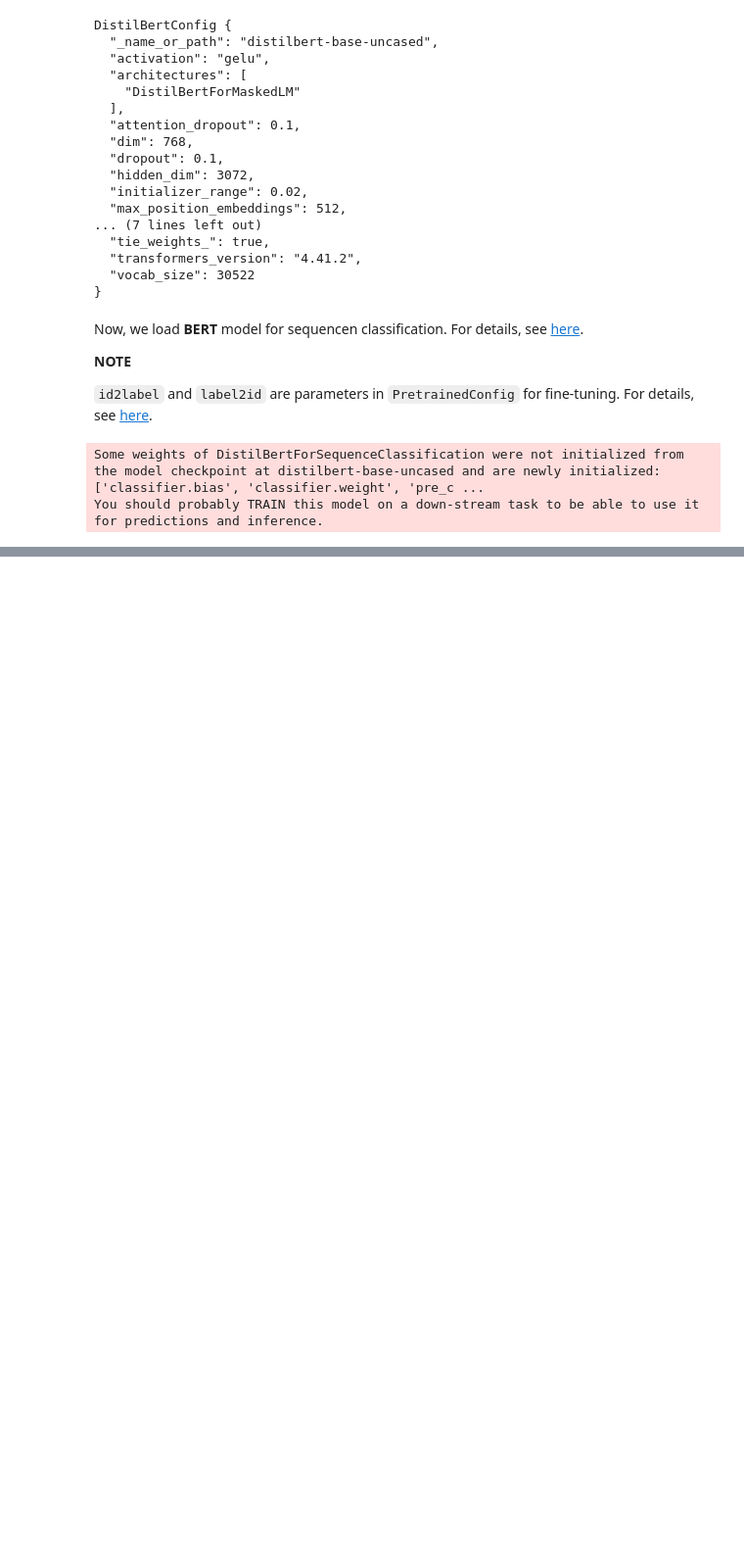
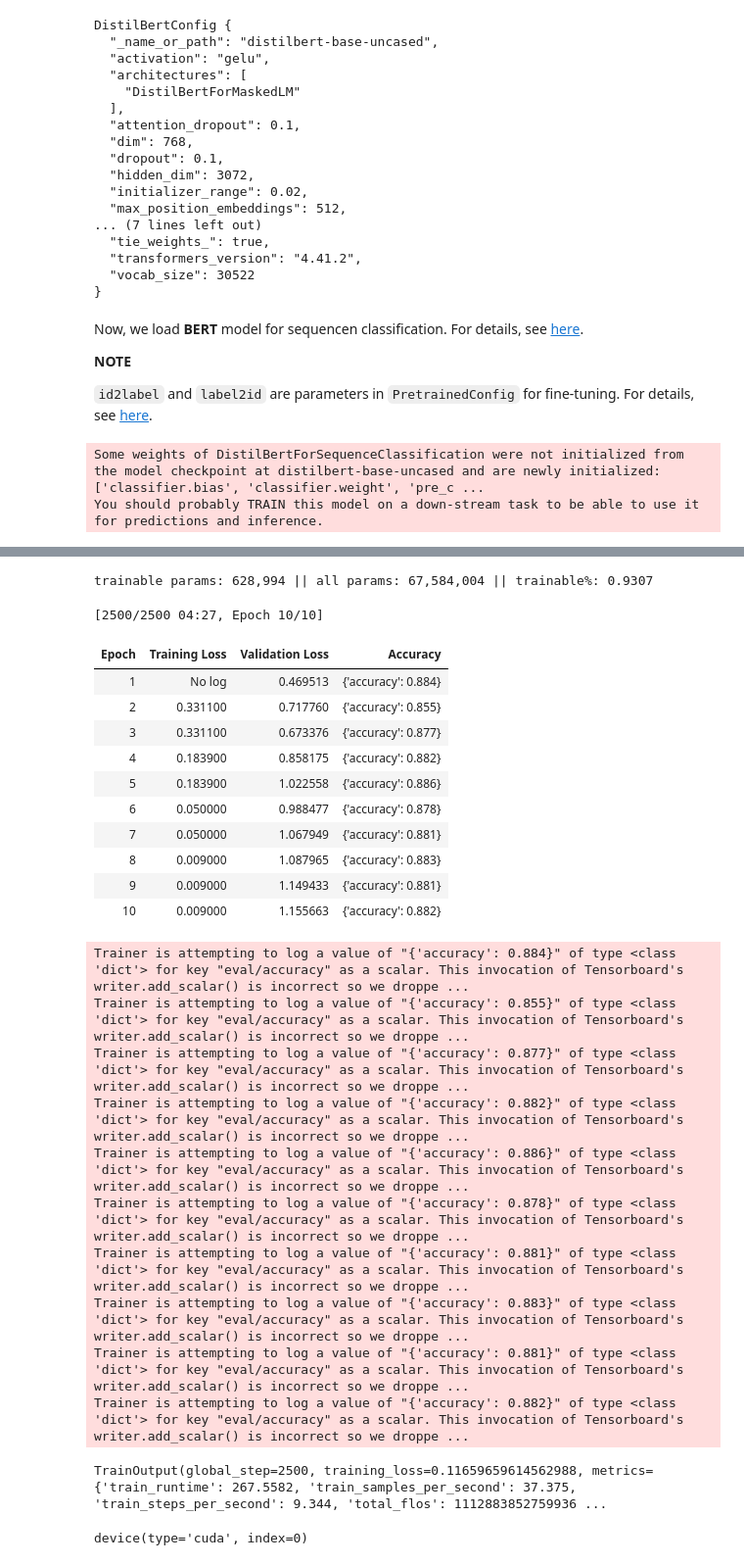
Before and after one commit to y-bai/llm, a Jupyter notebook: notebooks/distilbert_ft.ipynb, the cells around one changed output, grey strips where cells are left out. Shown at 98% size. Drawn from its saved outputs; the diff is of its cells as text; code cells hidden in the pictures; blank space fills up the shorter version.

```diff
--- a/notebooks/distilbert_ft.ipynb
+++ b/notebooks/distilbert_ft.ipynb
@@ -77,0 +183,2 @@ You should probably TRAIN this model on a down-stream task to be able to use it
+# %%
+data_collator = DataCollatorWithPadding(tokenizer=tokenizer)
@@ -77,0 +269,73 @@ You should probably TRAIN this model on a down-stream task to be able to use it
+# %%
+
+peft_config = LoraConfig(
+    task_type="SEQ_CLS", # sequence classification
+    r=4, # intrinsic rank of trainable weight matrix
+    lora_alpha=32, # this is like a learning rate
+    lora_dropout=0.01, # probablity of dropout
+    target_modules = ['q_lin']) # we apply lora to query layer only
+# %%
+model = get_peft_model(model, peft_config)
+model.print_trainable_parameters()
+# %% [output]
+trainable params: 628,994 || all params: 67,584,004 || trainable%: 0.9307
+# %%
+# hyperparameters
+lr = 1e-3 # size of optimization step
+batch_size = 4 # number of examples processed per optimziation step
+num_epochs = 10 # number of times model runs through training data
+
+# define training arguments
+training_args = TrainingArguments(
+    output_dir= model_checkpoint + "-lora-text-classification",
+    learning_rate=lr,
+    per_device_train_batch_size=batch_size,
+    per_device_eval_batch_size=batch_size,
+    num_train_epochs=num_epochs,
+    weight_decay=0.01,
+    evaluation_strategy="epoch",
+    save_strategy="epoch",
+    load_best_model_at_end=True,
+)
+# %%
+# creater trainer object
+trainer = Trainer(
+    model=model, # our peft model
+    args=training_args, # hyperparameters
+    train_dataset=tokenized_dataset["train"], # training data
+    eval_dataset=tokenized_dataset["validation"], # validation data
+    tokenizer=tokenizer, # define tokenizer
+    data_collator=data_collator, # this will dynamically pad examples in each batch to be equal length
+    compute_metrics=compute_metrics, # evaluates model using compute_metrics() function from before
+)
+
+# train model
+trainer.train()
+# %% [output]
+[2500/2500 04:27, Epoch 10/10]
+| Epoch | Training Loss | Validation Loss | Accuracy |
+| 1 | No log | 0.469513 | {'accuracy': 0.884} |
+| 2 | 0.331100 | 0.717760 | {'accuracy': 0.855} |
+| 3 | 0.331100 | 0.673376 | {'accuracy': 0.877} |
+| 4 | 0.183900 | 0.858175 | {'accuracy': 0.882} |
+| 5 | 0.183900 | 1.022558 | {'accuracy': 0.886} |
+| 6 | 0.050000 | 0.988477 | {'accuracy': 0.878} |
+| 7 | 0.050000 | 1.067949 | {'accuracy': 0.881} |
+| 8 | 0.009000 | 1.087965 | {'accuracy': 0.883} |
+| 9 | 0.009000 | 1.149433 | {'accuracy': 0.881} |
+| 10 | 0.009000 | 1.155663 | {'accuracy': 0.882} |
+Trainer is attempting to log a value of "{'accuracy': 0.884}" of type <class 'dict'> for key "eval/accuracy" as a scalar. This invocation of Tensorboard's writer.add_scalar() is incorrect so we droppe ...
+Trainer is attempting to log a value of "{'accuracy': 0.855}" of type <class 'dict'> for key "eval/accuracy" as a scalar. This invocation of Tensorboard's writer.add_scalar() is incorrect so we droppe ...
+Trainer is attempting to log a value of "{'accuracy': 0.877}" of type <class 'dict'> for key "eval/accuracy" as a scalar. This invocation of Tensorboard's writer.add_scalar() is incorrect so we droppe ...
+Trainer is attempting to log a value of "{'accuracy': 0.882}" of type <class 'dict'> for key "eval/accuracy" as a scalar. This invocation of Tensorboard's writer.add_scalar() is incorrect so we droppe ...
+Trainer is attempting to log a value of "{'accuracy': 0.886}" of type <class 'dict'> for key "eval/accuracy" as a scalar. This invocation of Tensorboard's writer.add_scalar() is incorrect so we droppe ...
+Trainer is attempting to log a value of "{'accuracy': 0.878}" of type <class 'dict'> for key "eval/accuracy" as a scalar. This invocation of Tensorboard's writer.add_scalar() is incorrect so we droppe ...
+Trainer is attempting to log a value of "{'accuracy': 0.881}" of type <class 'dict'> for key "eval/accuracy" as a scalar. This invocation of Tensorboard's writer.add_scalar() is incorrect so we droppe ...
+Trainer is attempting to log a value of "{'accuracy': 0.883}" of type <class 'dict'> for key "eval/accuracy" as a scalar. This invocation of Tensorboard's writer.add_scalar() is incorrect so we droppe ...
+Trainer is attempting to log a value of "{'accuracy': 0.881}" of type <class 'dict'> for key "eval/accuracy" as a scalar. This invocation of Tensorboard's writer.add_scalar() is incorrect so we droppe ...
+Trainer is attempting to log a value of "{'accuracy': 0.882}" of type <class 'dict'> for key "eval/accuracy" as a scalar. This invocation of Tensorboard's writer.add_scalar() is incorrect so we droppe ...
+TrainOutput(global_step=2500, training_loss=0.11659659614562988, metrics={'train_runtime': 267.5582, 'train_samples_per_second': 37.375, 'train_steps_per_second': 9.344, 'total_flos': 1112883852759936 ...
+# %%
+model.device
+# %% [output]
+device(type='cuda', index=0)
```
Also changed, not shown: parts of 26 cells of this notebook.
